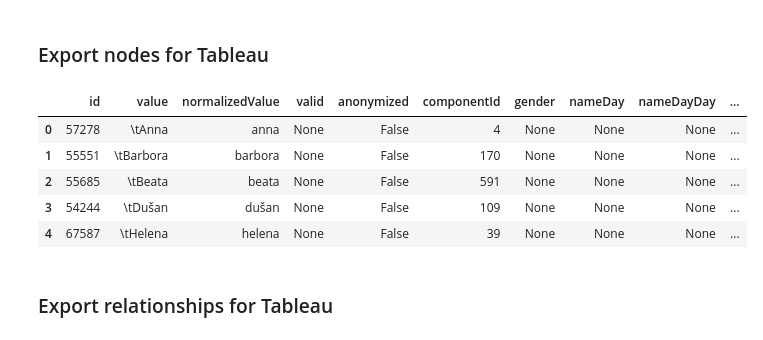
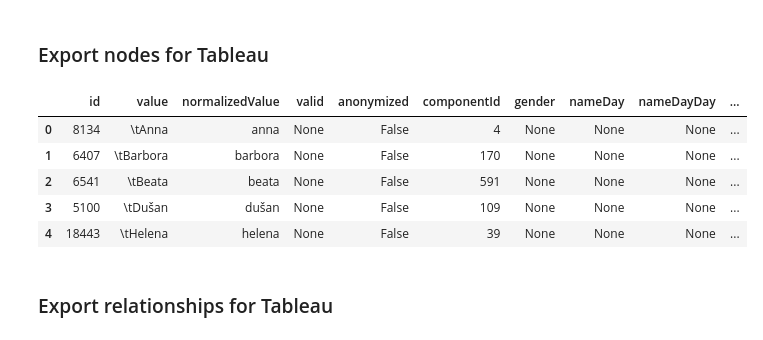
Before and after one commit to pospisilboh/Memgraph, a Jupyter notebook: Forename/Jupyter/Memgraph_Forename.ipynb, the cells around one changed output. Cells and saved outputs as stored; diff of their text form; code cells hidden in the pictures.

```diff
--- a/Forename/Jupyter/Memgraph_Forename.ipynb
+++ b/Forename/Jupyter/Memgraph_Forename.ipynb
@@ -847,38 +873,38 @@ cursor.execute(cypher)
 # %%
 query = """
 MATCH (f1:Forename)
-RETURN ID(f1) AS id,
+RETURN f1.id AS id,
        f1.value AS value,
        f1.normalizedValue AS normalizedValue,
        f1.valid AS valid,
        f1.anonymized AS anonymized,
        f1.componentId AS componentId,
        f1.gender AS gender,
        f1.nameDay AS nameDay,
        f1.nameDayDay AS nameDayDay,
        f1.nameDayMonth AS nameDayMonth,
        f1.origin AS origin,
        f1.degree AS degree,
        f1.betweenness AS betweenness,
        f1.pageRank AS pageRank
 ORDER BY f1.value
 """
 
 # Execute the query
 cursor.execute(query)
 
 df = pd.DataFrame.from_records(cursor.fetchall(), columns =['id', 'value', 'normalizedValue', 'valid', 'anonymized', 'componentId', 'gender', 'nameDay', 'nameDayDay', 'nameDayMonth', 'origin', 'degree', 'betweenness', 'pageRank'])
 df.head(5)
 
 df.to_csv(export_path + 'export_forename_nodes.csv', index = False, sep = ';')
 df.head(5)
 # %% [output]
 |  | id | value | normalizedValue | valid | anonymized | componentId | gender | nameDay | nameDayDay | ... |
-| 0 | 57278 | \tAnna | anna | None | False | 4 | None | None | None | ... |
-| 1 | 55551 | \tBarbora | barbora | None | False | 170 | None | None | None | ... |
-| 2 | 55685 | \tBeata | beata | None | False | 591 | None | None | None | ... |
-| 3 | 54244 | \tDušan | dušan | None | False | 109 | None | None | None | ... |
-| 4 | 67587 | \tHelena | helena | None | False | 39 | None | None | None | ... |
+| 0 | 8134 | \tAnna | anna | None | False | 4 | None | None | None | ... |
+| 1 | 6407 | \tBarbora | barbora | None | False | 170 | None | None | None | ... |
+| 2 | 6541 | \tBeata | beata | None | False | 591 | None | None | None | ... |
+| 3 | 5100 | \tDušan | dušan | None | False | 109 | None | None | None | ... |
+| 4 | 18443 | \tHelena | helena | None | False | 39 | None | None | None | ... |
 # %% [markdown]
 ### Export relationships for Tableau
 # %%
```
Also changed, not shown: parts of 8 cells of this notebook, 1 other file.
